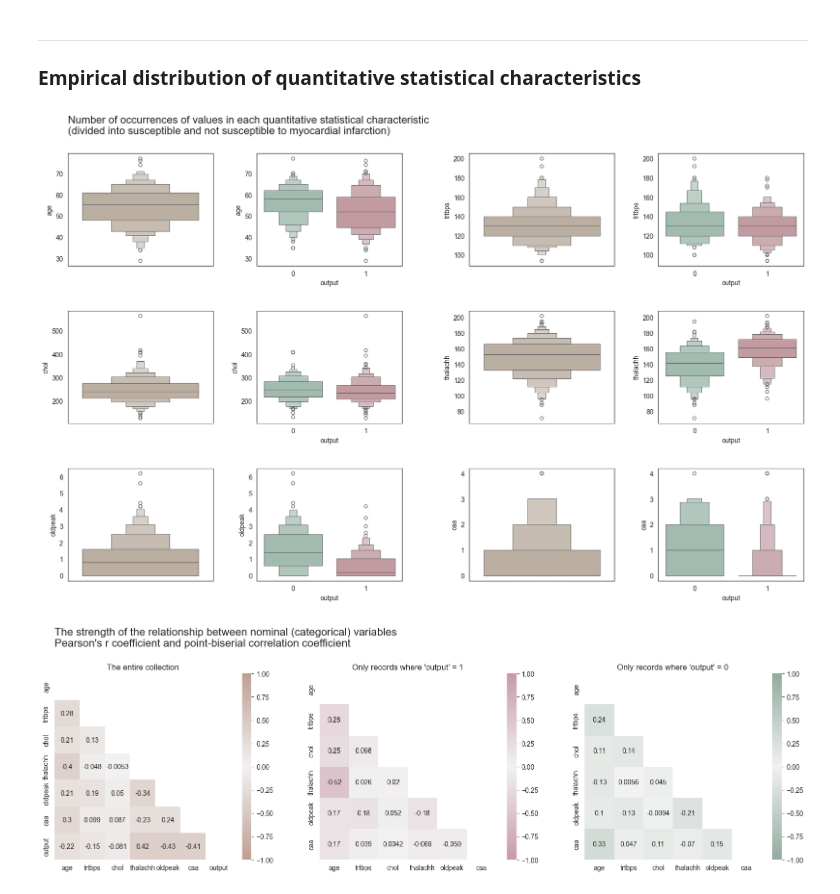
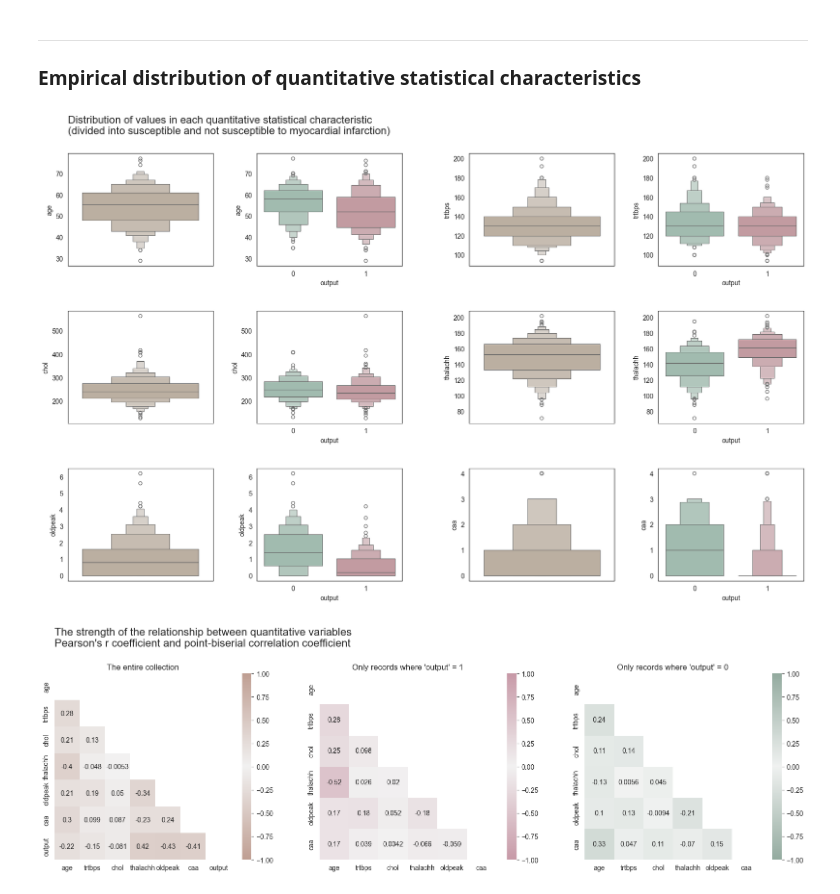
Before and after one commit to krystian-molenda/engineering-data-science, a Jupyter notebook: data-visualization/heart-disease-visualization.ipynb, the cells around one changed output. Cells and saved outputs as stored; diff of their text form; code cells hidden in the pictures.

```diff
--- a/data-visualization/heart-disease-visualization.ipynb
+++ b/data-visualization/heart-disease-visualization.ipynb
@@ -206,7 +206,7 @@ plt.show()
 # %%
 # Declaration of plotting area and title
 fig = plt.figure(figsize = (20, 16))
-plt.suptitle('Number of occurrences of values in each quantitative statistical characteristic \n(divided into susceptible and not susceptible to myocardial infarction)', x = 0.125, y = 0.93, ha = 'left', fontsize = 16)
+plt.suptitle('Distribution of values in each quantitative statistical characteristic \n(divided into susceptible and not susceptible to myocardial infarction)', x = 0.125, y = 0.93, ha = 'left', fontsize = 16)
 
 # Left side of the visualization
 gs = fig.add_gridspec(nrows = 1, ncols = 2)
@@ -256,7 +256,7 @@ sns.boxenplot(data = df, y = 'caa', x = 'output', hue = 'output', palette = colo
 # Display charts
 plt.show()
 # %% [output]
-[figure, old version]
+[figure, new version]
 # %%
 # Declaration of columns with quantitative variables (+ 'output' field)
 val_col = ['age', 'trtbps', 'chol', 'thalachh', 'oldpeak', 'caa', 'output']
@@ -271,32 +271,32 @@ df_val_corr = df_val.corr()
 df_val_out0 = df_val[df_val.output == 0]
 df_val_out0_corr = df_val_out0.drop(['output'], axis = 1).corr()
 
 # ... for records where 'output' = 1 (susceptible to heart attack)
 df_val_out1 = df_val[df_val.output == 1]
 df_val_out1_corr = df_val_out1.drop(['output'], axis = 1).corr()
 
 
 # Declaration of plotting area and title
 fig = plt.figure(figsize = (20, 5))
-plt.suptitle("The strength of the relationship between nominal (categorical) variables \nPearson's r coefficient and point-biserial correlation coefficient", x = 0.125, y = 1.07, ha = 'left', fontsize = 16)
+plt.suptitle("The strength of the relationship between quantitative variables \nPearson's r coefficient and point-biserial correlation coefficient", x = 0.125, y = 1.07, ha = 'left', fontsize = 16)
 
 # Individual heat maps
 gs = fig.add_gridspec(nrows = 1, ncols = 1)
 gs1 = gs[0].subgridspec(nrows = 1, ncols = 3, hspace = 0.4, wspace = 0.2)
 
 fig.add_subplot(gs1[0, 0:1])
 sns.heatmap(df_val_corr, annot = True, cmap = color_3, vmin = -1, vmax = 1,
             mask = np.triu(np.ones_like(df_val_corr))).set(title = 'The entire collection')
 
 fig.add_subplot(gs1[0, 1:2])
 sns.heatmap(df_val_out1_corr, annot = True, cmap = color_5, vmin = -1, vmax = 1,
             mask = np.triu(np.ones_like(df_val_out1_corr))).set(title = "Only records where 'output' = 1")
 
 fig.add_subplot(gs1[0, 2:3])
 sns.heatmap(df_val_out0_corr, annot = True, cmap = color_4, vmin = -1, vmax = 1,
             mask = np.triu(np.ones_like(df_val_out0_corr))).set(title = "Only records where 'output' = 0")
 
 # Display charts
 plt.show()
 # %% [output]
-[figure, old version]
+[figure, new version]
```
Also changed, not shown: parts of 5 cells of this notebook.
